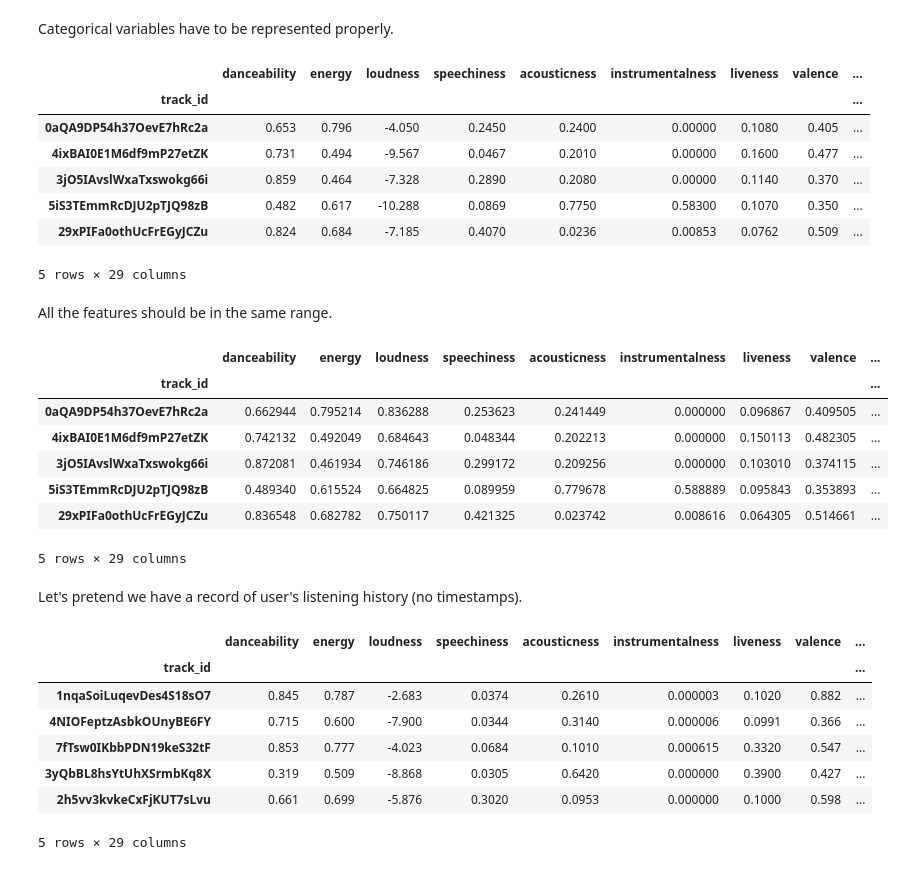
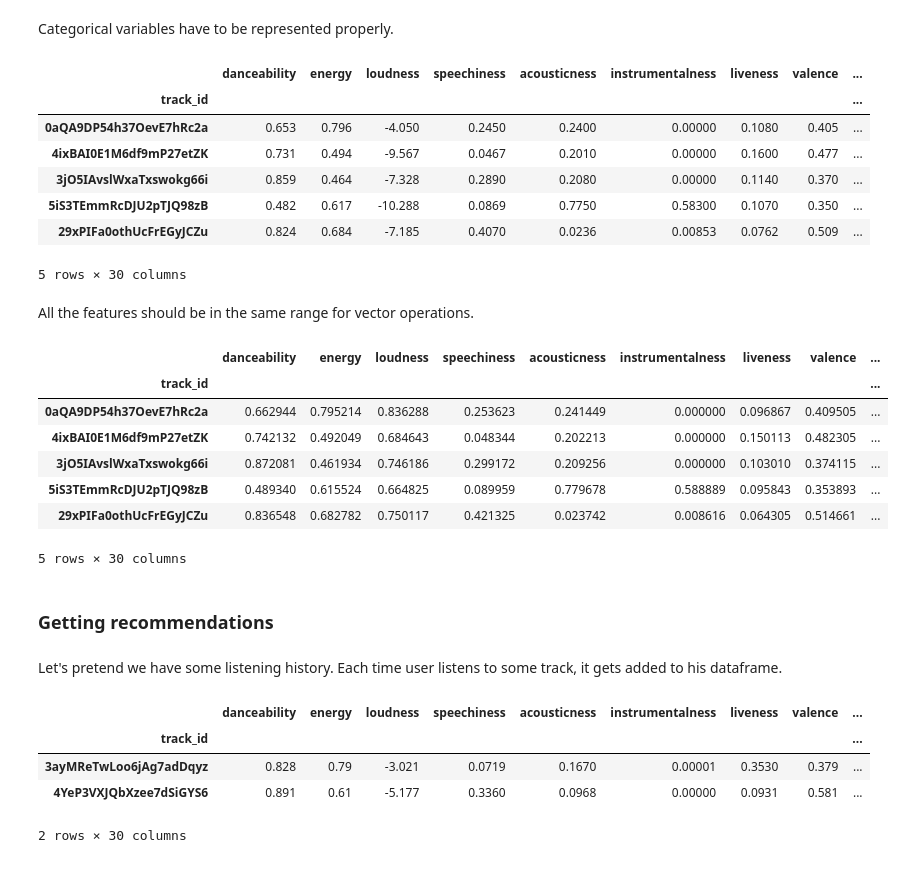
Before and after one commit to pawlooss1/spotify-data-mining, a Jupyter notebook: notebooks/recomm_sys_demo.ipynb, the cells around one changed output. Drawn from its saved outputs; the diff is of its cells as text; code cells hidden in the pictures.

```diff
--- a/notebooks/recomm_sys_demo.ipynb
+++ b/notebooks/recomm_sys_demo.ipynb
@@ -31,0 +28,4 @@ tracks_db.head()
+# %%
+tracks_db = tracks_db.assign(
+                n_streams=np.random.randint(0, 1e6, size=len(tracks_db)))
+tracks_db.head()
@@ -33,7 +45,7 @@ tracks_db.head()
 feature_names = [
     'danceability', 'energy', 'key', 'loudness',
     'mode',	'speechiness', 'acousticness', 'instrumentalness',
-    'liveness',	'valence', 'tempo', 'duration_ms', 'time_signature']
+    'liveness',	'valence', 'tempo', 'duration_ms', 'time_signature', 'n_streams']
 tracks_db = tracks_db[feature_names]
 tracks_db.head()
 # %% [output]
@@ -49,7 +61,7 @@ Categorical variables have to be represented properly.
 # %%
 cat_features = ['key', 'mode', 'time_signature']
 for cat_feature in cat_features:
-    dummies = pd.get_dummies(tracks_db[cat_feature], prefix=f'{cat_feature}_')
+    dummies = pd.get_dummies(tracks_db[cat_feature], prefix=f'{cat_feature}')
     tracks_db = pd.concat([tracks_db, dummies], axis=1)
 
 tracks_db.drop(columns=cat_features, inplace=True)
@@ -62,9 +74,9 @@ tracks_db.head()
 | 3jO5IAvslWxaTxswokg66i | 0.859 | 0.464 | -7.328 | 0.2890 | 0.2080 | 0.00000 | 0.1140 | 0.370 | ... |
 | 5iS3TEmmRcDJU2pTJQ98zB | 0.482 | 0.617 | -10.288 | 0.0869 | 0.7750 | 0.58300 | 0.1070 | 0.350 | ... |
 | 29xPIFa0othUcFrEGyJCZu | 0.824 | 0.684 | -7.185 | 0.4070 | 0.0236 | 0.00853 | 0.0762 | 0.509 | ... |
-5 rows × 29 columns
+5 rows × 30 columns
 # %% [markdown]
-All the features should be in the same range.
+All the features should be in the same range for vector operations.
 # %%
 scaler = MinMaxScaler()
 tracks_db_scaled = pd.DataFrame(
@@ -79,18 +91,18 @@ tracks_db_scaled.head()
 | 3jO5IAvslWxaTxswokg66i | 0.872081 | 0.461934 | 0.746186 | 0.299172 | 0.209256 | 0.000000 | 0.103010 | 0.374115 | ... |
 | 5iS3TEmmRcDJU2pTJQ98zB | 0.489340 | 0.615524 | 0.664825 | 0.089959 | 0.779678 | 0.588889 | 0.095843 | 0.353893 | ... |
 | 29xPIFa0othUcFrEGyJCZu | 0.836548 | 0.682782 | 0.750117 | 0.421325 | 0.023742 | 0.008616 | 0.064305 | 0.514661 | ... |
-5 rows × 29 columns
+5 rows × 30 columns
-# %% [markdown]
-Let's pretend we have a record of user's listening history (no timestamps).
+# %% [markdown]
+### Getting recommendations
+# %% [markdown]
+Let's pretend we have some listening history. Each time user listens to
+some track, it gets added to his dataframe.
 # %%
-tracks_user = tracks_db.sample(5)
+tracks_user = tracks_db.sample(2, random_state=7)
 tracks_user.head()
 # %% [output]
 |  | danceability | energy | loudness | speechiness | acousticness | instrumentalness | liveness | valence | ... |
 | track_id |  |  |  |  |  |  |  |  | ... |
-| 1nqaSoiLuqevDes4S18sO7 | 0.845 | 0.787 | -2.683 | 0.0374 | 0.2610 | 0.000003 | 0.1020 | 0.882 | ... |
-| 4NIOFeptzAsbkOUnyBE6FY | 0.715 | 0.600 | -7.900 | 0.0344 | 0.3140 | 0.000006 | 0.0991 | 0.366 | ... |
-| 7fTsw0IKbbPDN19keS32tF | 0.853 | 0.777 | -4.023 | 0.0684 | 0.1010 | 0.000615 | 0.3320 | 0.547 | ... |
-| 3yQbBL8hsYtUhXSrmbKq8X | 0.319 | 0.509 | -8.868 | 0.0305 | 0.6420 | 0.000000 | 0.3900 | 0.427 | ... |
-| 2h5vv3kvkeCxFjKUT7sLvu | 0.661 | 0.699 | -5.876 | 0.3020 | 0.0953 | 0.000000 | 0.1000 | 0.598 | ... |
+| 3ayMReTwLoo6jAg7adDqyz | 0.828 | 0.79 | -3.021 | 0.0719 | 0.1670 | 0.00001 | 0.3530 | 0.379 | ... |
+| 4YeP3VXJQbXzee7dSiGYS6 | 0.891 | 0.61 | -5.177 | 0.3360 | 0.0968 | 0.00000 | 0.0931 | 0.581 | ... |
-5 rows × 29 columns
+2 rows × 30 columns
```
Also changed, not shown: parts of 24 cells of this notebook.
